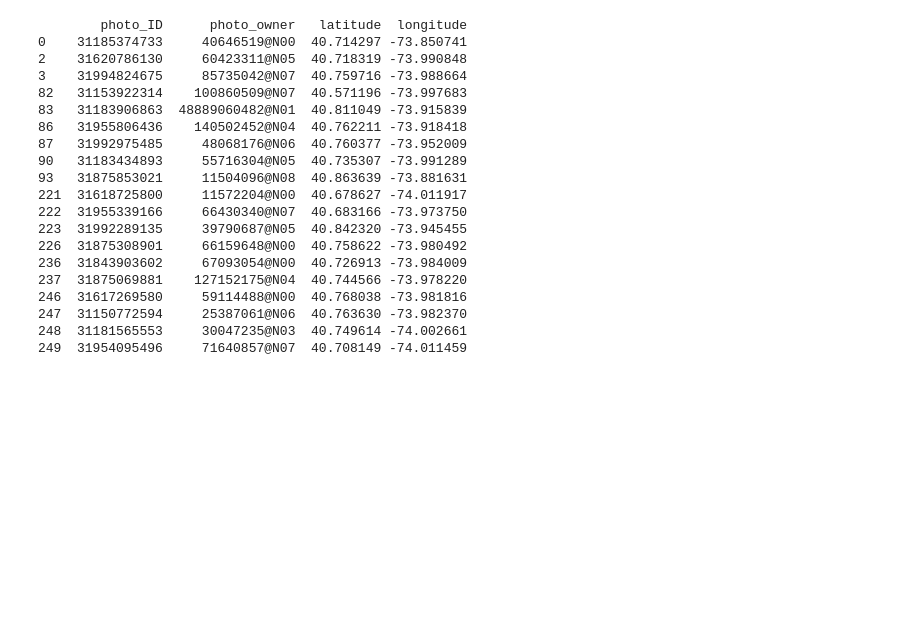
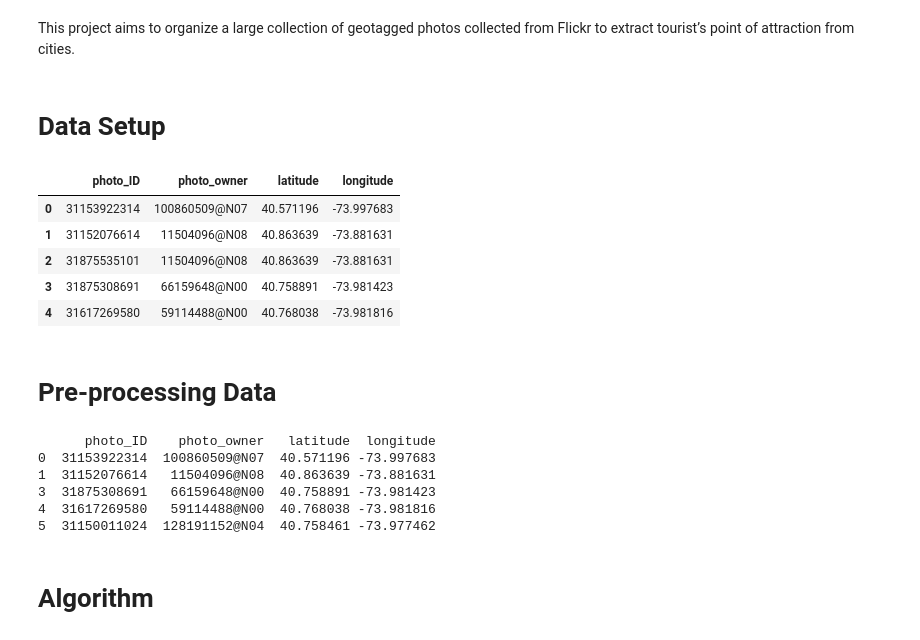
Before and after one commit to soumya8888/big-data-python-class, a Jupyter notebook: FinalProject/TripMiningFinalProject.ipynb, the cells around one changed output. Saved outputs shown, nothing was run; the diff lists cells and outputs as text; code cells hidden in the pictures; blank space fills up the shorter version.

Commit message:
Big Data Python Programs

```diff
--- a/FinalProject/TripMiningFinalProject.ipynb
+++ b/FinalProject/TripMiningFinalProject.ipynb
@@ -1,2 +3,4 @@
+# %% [markdown]
+This project aims to organize a large collection of geotagged photos collected from Flickr to extract tourist’s point of attraction from cities.
 # %%
 import flickrapi
@@ -7,6 +11,8 @@ import csv
 api_key = "c23658028a100c935de9772b9317e213"
 secret_api_key = "2c457aa2621d7a6c"
 flickr = flickrapi.FlickrAPI(api_key, secret_api_key)
+# %% [markdown]
+# Data Setup
 # %%
 #USA woe_id:23424977
 #New York woe_id:2459115
@@ -20,60 +27,61 @@ file.write(photo_list)
 #https://www.flickr.com/services/api/flickr.photos.search.html
 # %%
 # %load get_photo.py
-
+#using API flickr.photos.geo.getLocation to get latitude and longitude by passing json file
 
 with open("locations.csv", "wb") as file:
 
     json_data=open("photo_search.json").read()
 
     df = json.loads(json_data)
 
     writer = csv.writer(file)
     writer.writerow(["photo_ID","photo_owner","latitude","longitude"])
     #writer.writerow(["lat","lon"])
 
     for i in range (0, len (df['photos']['photo'])):
     #for i in range (0, 5):
 
         photo_ID = df['photos']['photo'][i]['id']
         photo_owner = df['photos']['photo'][i]['owner']
 
         #print photo_ID, " ", photo_owner
         location_list = flickr.photos.geo.getLocation(api_key=api_key, photo_id = photo_ID, format='json')
         #print(location_list)
         data = pd.read_json(location_list, orient='columns')
         latitude = data['photo']['location']['latitude']
         longitude = data['photo']['location']['longitude']
         #print photo_ID, " ", photo_owner," ",latitude, " ", longitude
 
 
         writer.writerow([photo_ID,photo_owner,latitude,longitude])
+df = pd.read_csv('locations.csv')
+df.head(5)
 
 #https://www.flickr.com/services/api/flickr.photos.geo.getLocation.html
+# %% [output]
+|  | photo_ID | photo_owner | latitude | longitude |
+| 0 | 31153922314 | 100860509@N07 | 40.571196 | -73.997683 |
+| 1 | 31152076614 | 11504096@N08 | 40.863639 | -73.881631 |
+| 2 | 31875535101 | 11504096@N08 | 40.863639 | -73.881631 |
+| 3 | 31875308691 | 66159648@N00 | 40.758891 | -73.981423 |
+| 4 | 31617269580 | 59114488@N00 | 40.768038 | -73.981816 |
+# %% [markdown]
+# Pre-processing Data
 # %%
+#Removing the duplicate owner records
+
 df = pd.read_csv('locations.csv')
 unique_owner = df.drop_duplicates(['photo_owner'])
-print unique_owner
+print unique_owner.head(5)
 unique_owner.to_csv('unique_owner.csv')
 # %% [output]
-        photo_ID      photo_owner   latitude  longitude
-0    31185374733     40646519@N00  40.714297 -73.850741
-2    31620786130     60423311@N05  40.718319 -73.990848
-3    31994824675     85735042@N07  40.759716 -73.988664
-82   31153922314    100860509@N07  40.571196 -73.997683
-83   31183906863  48889060482@N01  40.811049 -73.915839
-86   31955806436    140502452@N04  40.762211 -73.918418
-87   31992975485     48068176@N06  40.760377 -73.952009
-90   31183434893     55716304@N05  40.735307 -73.991289
-93   31875853021     11504096@N08  40.863639 -73.881631
-221  31618725800     11572204@N00  40.678627 -74.011917
-222  31955339166     66430340@N07  40.683166 -73.973750
-223  31992289135     39790687@N05  40.842320 -73.945455
-226  31875308901     66159648@N00  40.758622 -73.980492
-236  31843903602     67093054@N00  40.726913 -73.984009
-237  31875069881    127152175@N04  40.744566 -73.978220
-246  31617269580     59114488@N00  40.768038 -73.981816
-247  31150772594     25387061@N06  40.763630 -73.982370
-248  31181565553     30047235@N03  40.749614 -74.002661
-249  31954095496     71640857@N07  40.708149 -74.011459
+      photo_ID    photo_owner   latitude  longitude
+0  31153922314  100860509@N07  40.571196 -73.997683
+1  31152076614   11504096@N08  40.863639 -73.881631
+3  31875308691   66159648@N00  40.758891 -73.981423
+4  31617269580   59114488@N00  40.768038 -73.981816
+5  31150011024  128191152@N04  40.758461 -73.977462
+# %% [markdown]
+# Algorithm
 # %%
```
Also changed, not shown: parts of 9 cells of this notebook, 5 other files.
